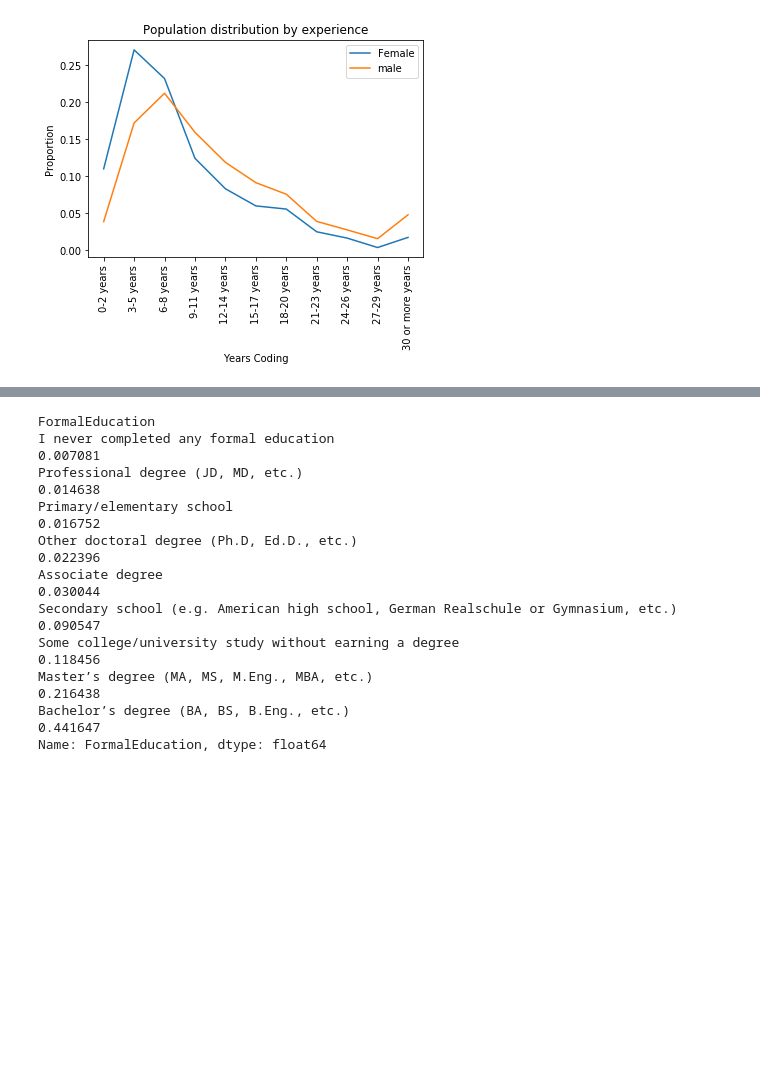
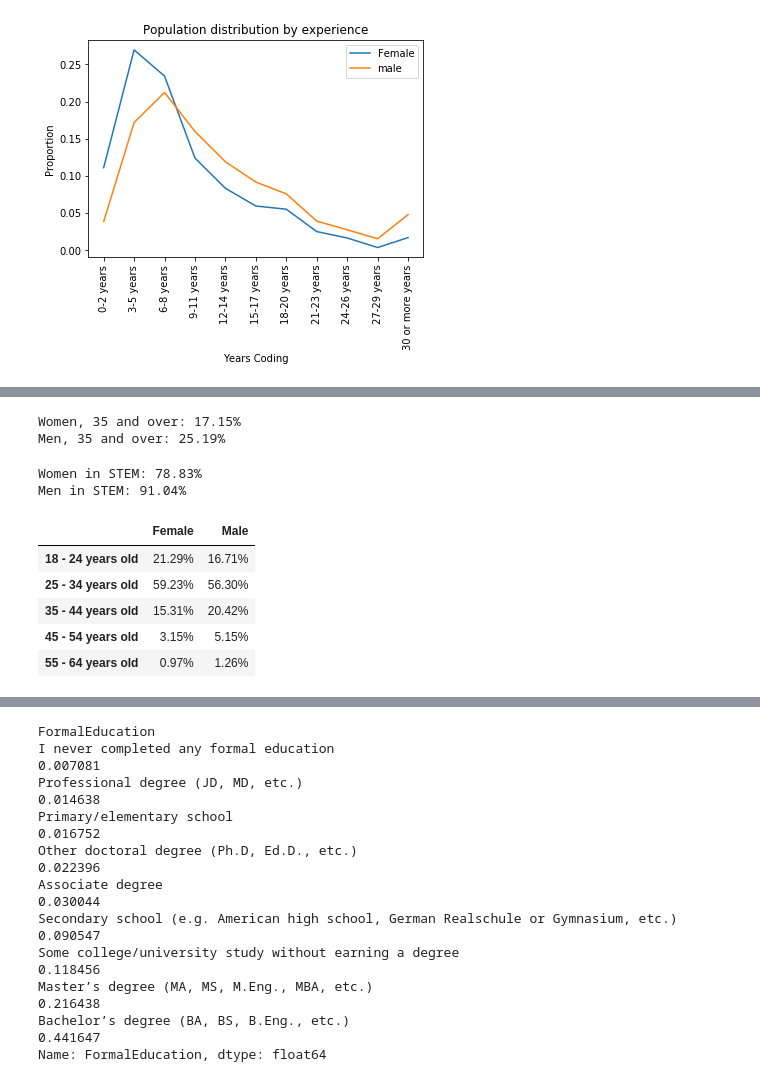
Before and after one commit to dltheobald-Deloitte/GenderGapAnalysis, a Jupyter notebook: Blog_prep.ipynb, the cells around one changed output, grey strips where cells are left out. Cells and saved outputs as stored; diff of their text form; code cells hidden in the pictures; blank space fills up the shorter version.

```diff
--- a/Blog_prep.ipynb
+++ b/Blog_prep.ipynb
@@ -251,0 +304,60 @@ plt.savefig(os.path.join(os.getcwd(),'Gender_exp_pop_dist.png'),bbox_inches='tig
+# %%
+#Filtering list to only Technical people over 35
+df_female_tech = df_female_grad[df_female['TechnicalDegree']=='Technical']
+df_male_tech = df_male_grad[df_male['TechnicalDegree']=='Technical']
+
+over_35 = ['35 - 44 years old','45 - 54 years old','55 - 64 years old','65 years or older']
+
+female_tech_bd_age = df_female_tech.groupby('Age')['Age'].count()/len(df_female_tech)
+male_tech_bd_age = df_male_tech.groupby('Age')['Age'].count()/len(df_male_tech)
+
+print('Women, 35 and over: ' + "{:.2%}".format(female_tech_bd_age[over_35].sum()))
+print('Men, 35 and over: ' + "{:.2%}".format(male_tech_bd_age[over_35].sum()))
+# %% [output]
+Women, 35 and over: 17.15%
+Men, 35 and over: 25.19%
+# %%
+#FInding the split of STEM graduates in the population
+non_STEM = ['Fine arts or performing arts (ex. graphic design, music, studio art)',
+            'A social science (ex. anthropology, psychology, political science)',
+            'A humanities discipline (ex. literature, history, philosophy)',
+            'A business discipline (ex. accounting, finance, marketing)',
+            'I never declared a major']
+
+df_female_grad['STEM'] = df_female_grad.UndergradMajor\
+                                    .apply(lambda x : 'Non-STEM' if x in non_STEM else 'STEM')
+df_male_grad['STEM'] = df_male_grad.UndergradMajor\
+                                    .apply(lambda x : 'Non-STEM' if x in non_STEM else 'STEM')
+
+print("Women in STEM: {:.2%}".format(df_female_grad.groupby('STEM').STEM.count()['STEM']/len(df_female_grad)))
+print("Men in STEM: {:.2%}".format(df_male_grad.groupby('STEM').STEM.count()['STEM']/len(df_male_grad)))
+# %% [output]
+Women in STEM: 78.83%
+Men in STEM: 91.04%
+# %%
+#Filtering out stem graduates only and looking at distribution of stem graduates by age and gender.
+df_female_STEM = df_female_grad[df_female_grad['STEM']=='STEM']
+df_male_STEM = df_male_grad[df_male_grad['STEM']=='STEM']
+
+working_professionals = ['18 - 24 years old','25 - 34 years old','35 - 44 years old',
+                         '45 - 54 years old','55 - 64 years old']
+
+#Count / Groupby function ignores nulll values for Age.
+female_STEM_bd_age = df_female_STEM.groupby('Age')['Age'].count()[working_professionals]/len(df_female_STEM)
+male_STEM_bd_age = df_male_STEM.groupby('Age')['Age'].count()[working_professionals]/len(df_male_STEM)
+
+#Combining data together into one DataFrame
+df_STEM_bd = pd.concat([pd.DataFrame(list(female_STEM_bd_age), index = list(female_STEM_bd_age.index), columns = ['Female']),
+                        pd.DataFrame(list(male_STEM_bd_age), index = list(male_STEM_bd_age.index),columns=['Male'])],axis=1)
+
+#Reformatting data into percentages to 2dp.
+df_STEM_bd['Female'] = df_STEM_bd['Female'].apply(lambda x: "{:.2%}".format(x))
+df_STEM_bd['Male'] = df_STEM_bd['Male'].apply(lambda x: "{:.2%}".format(x))
+df_STEM_bd
+# %% [output]
+|  | Female | Male |
+| 18 - 24 years old | 21.29% | 16.71% |
+| 25 - 34 years old | 59.23% | 56.30% |
+| 35 - 44 years old | 15.31% | 20.42% |
+| 45 - 54 years old | 3.15% | 5.15% |
+| 55 - 64 years old | 0.97% | 1.26% |
```
Also changed, not shown: parts of 17 cells of this notebook, 7 other files.
